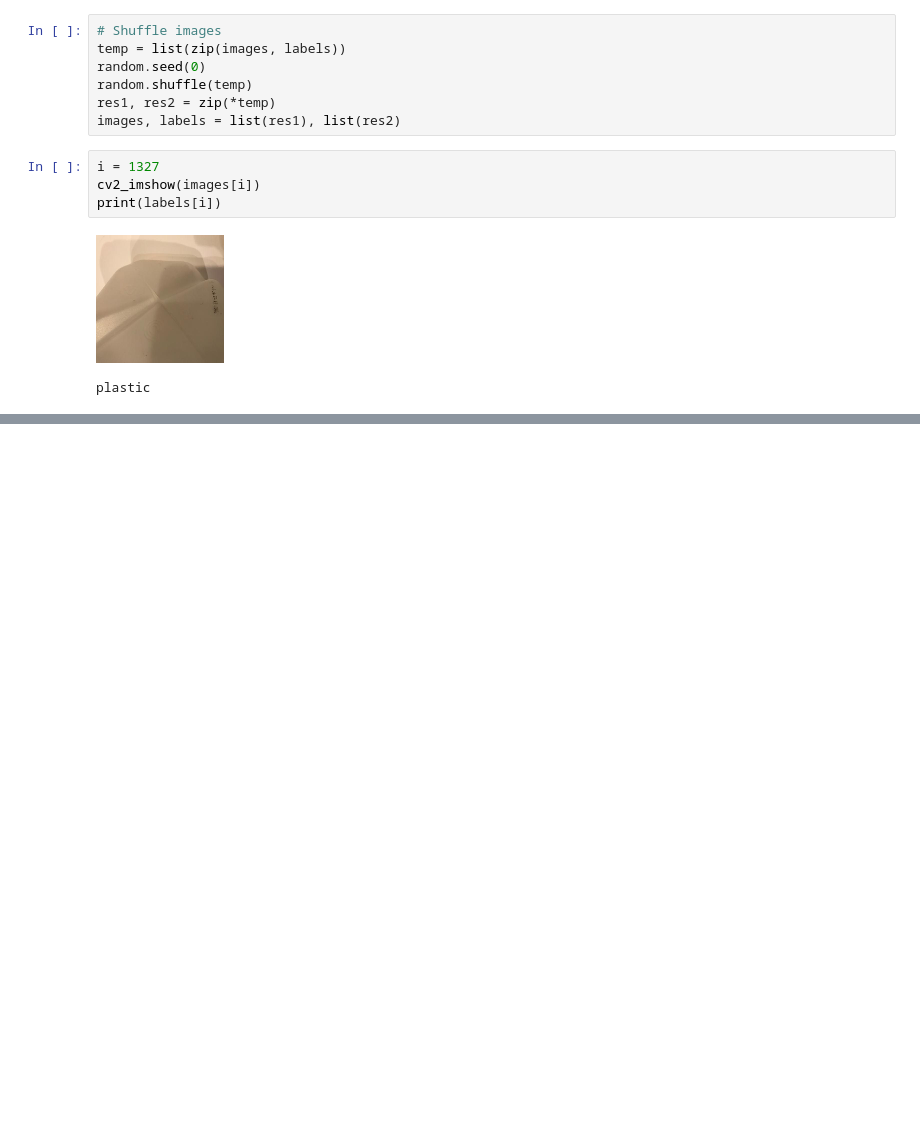
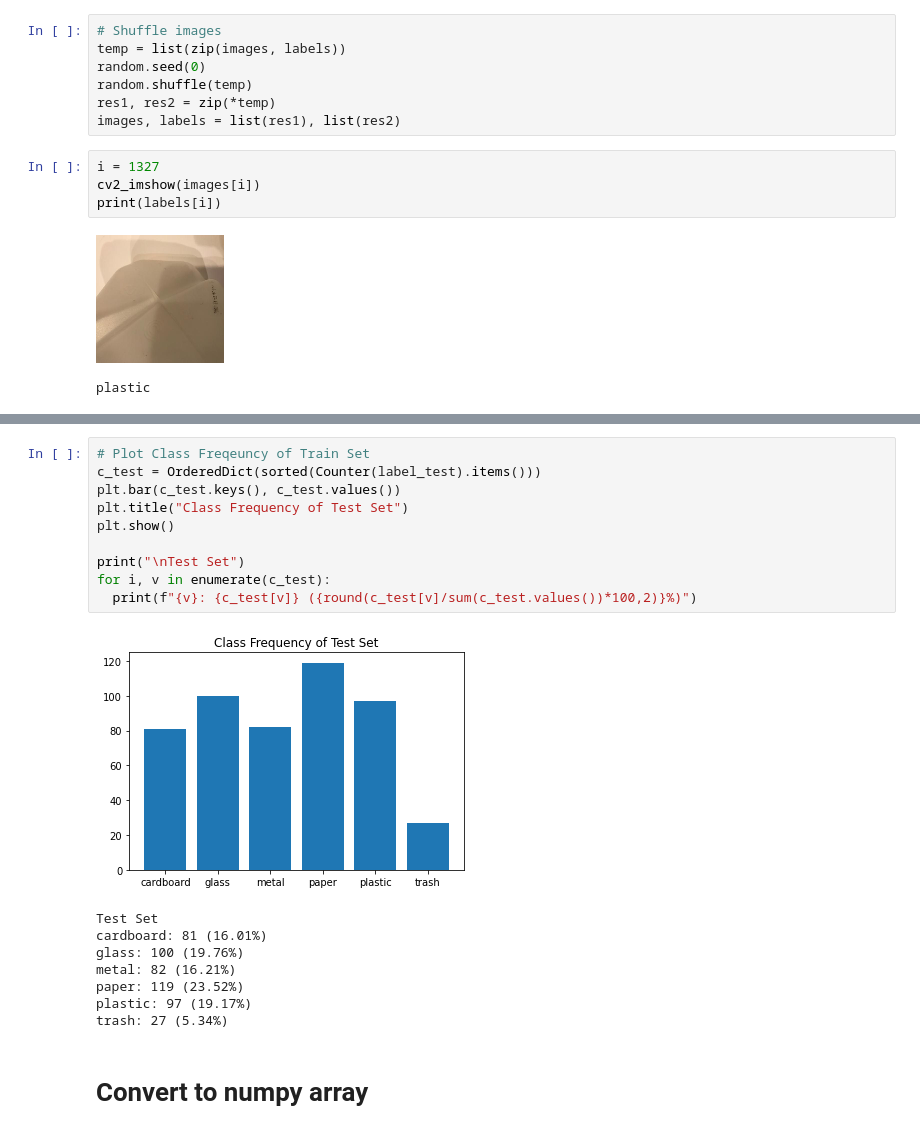
Before and after one commit to jxin11/waste-image-classification, a Jupyter notebook: Waste_Image_Classification.ipynb, the cells around one changed output, grey strips where cells are left out. Saved outputs shown, nothing was run; the diff lists cells and outputs as text; blank space fills up the shorter version.

```diff
--- a/Waste_Image_Classification.ipynb
+++ b/Waste_Image_Classification.ipynb
@@ -81,0 +144,21 @@ plastic
+# %%
+# Plot Class Freqeuncy of Train Set
+c_test = OrderedDict(sorted(Counter(label_test).items()))
+plt.bar(c_test.keys(), c_test.values())
+plt.title("Class Frequency of Test Set")
+plt.show()
+
+print("\nTest Set")
+for i, v in enumerate(c_test):
+  print(f"{v}: {c_test[v]} ({round(c_test[v]/sum(c_test.values())*100,2)}%)")
+# %% [output]
+[figure, added]
+Test Set
+cardboard: 81 (16.01%)
+glass: 100 (19.76%)
+metal: 82 (16.21%)
+paper: 119 (23.52%)
+plastic: 97 (19.17%)
+trash: 27 (5.34%)
+# %% [markdown]
+# Convert to numpy array
```
Also changed, not shown: parts of 17 cells of this notebook.
